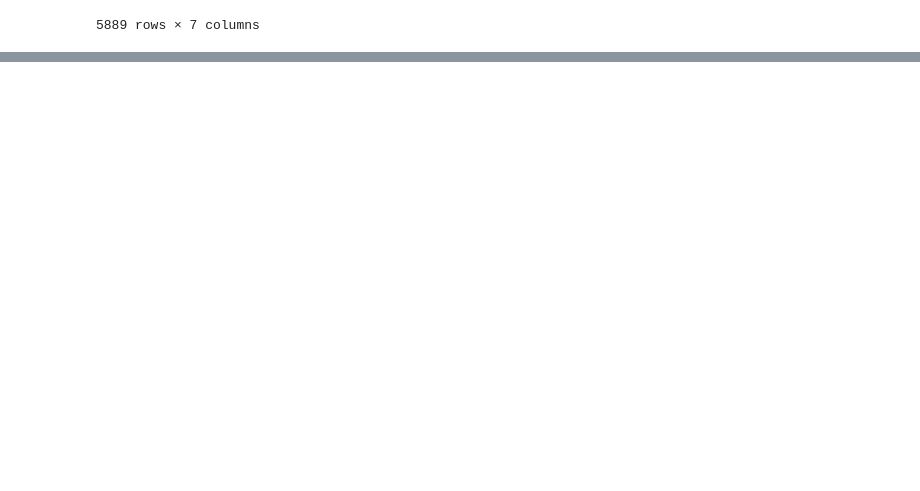
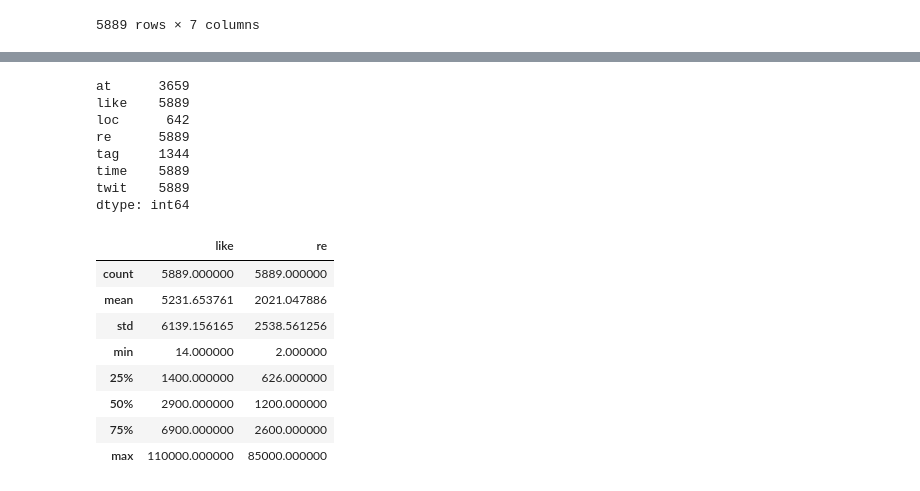
Before and after one commit to nycdatasci/bootcamp005_project, a Jupyter notebook: Project3-WebScraping/DenisNguyen/WebScrapingProject.ipynb, the cells around one changed output, grey strips where cells are left out. Drawn from its saved outputs; the diff is of its cells as text; code cells hidden in the pictures; blank space fills up the shorter version.

```diff
--- a/Project3-WebScraping/DenisNguyen/WebScrapingProject.ipynb
+++ b/Project3-WebScraping/DenisNguyen/WebScrapingProject.ipynb
@@ -151,2 +130,23 @@ twits.loc[twits['loc'] != 'United States', :]
+# %%
+print twits.count()
+twits.describe()
+# %% [output]
+at      3659
+like    5889
+loc      642
+re      5889
+tag     1344
+time    5889
+twit    5889
+dtype: int64
+|  | like | re |
+| count | 5889.000000 | 5889.000000 |
+| mean | 5231.653761 | 2021.047886 |
+| std | 6139.156165 | 2538.561256 |
+| min | 14.000000 | 2.000000 |
+| 25% | 1400.000000 | 626.000000 |
+| 50% | 2900.000000 | 1200.000000 |
+| 75% | 6900.000000 | 2600.000000 |
+| max | 110000.000000 | 85000.000000 |
 # %%
 # %% [output]
```
Also changed, not shown: parts of 2 cells of this notebook.
